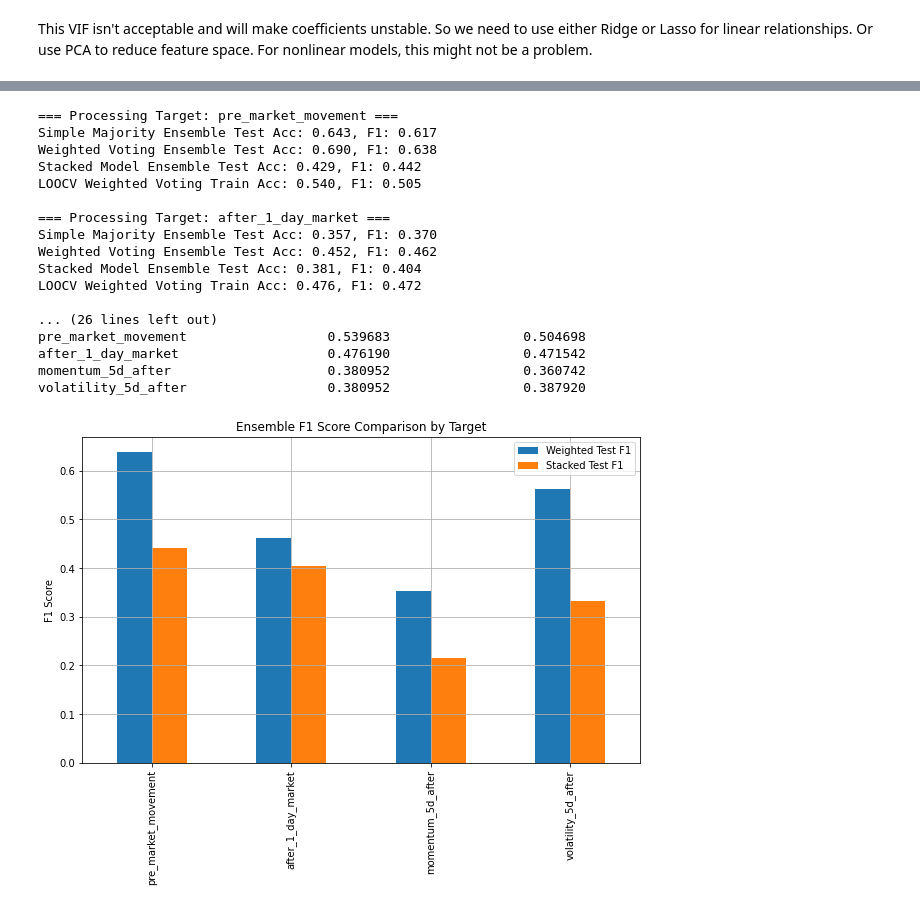
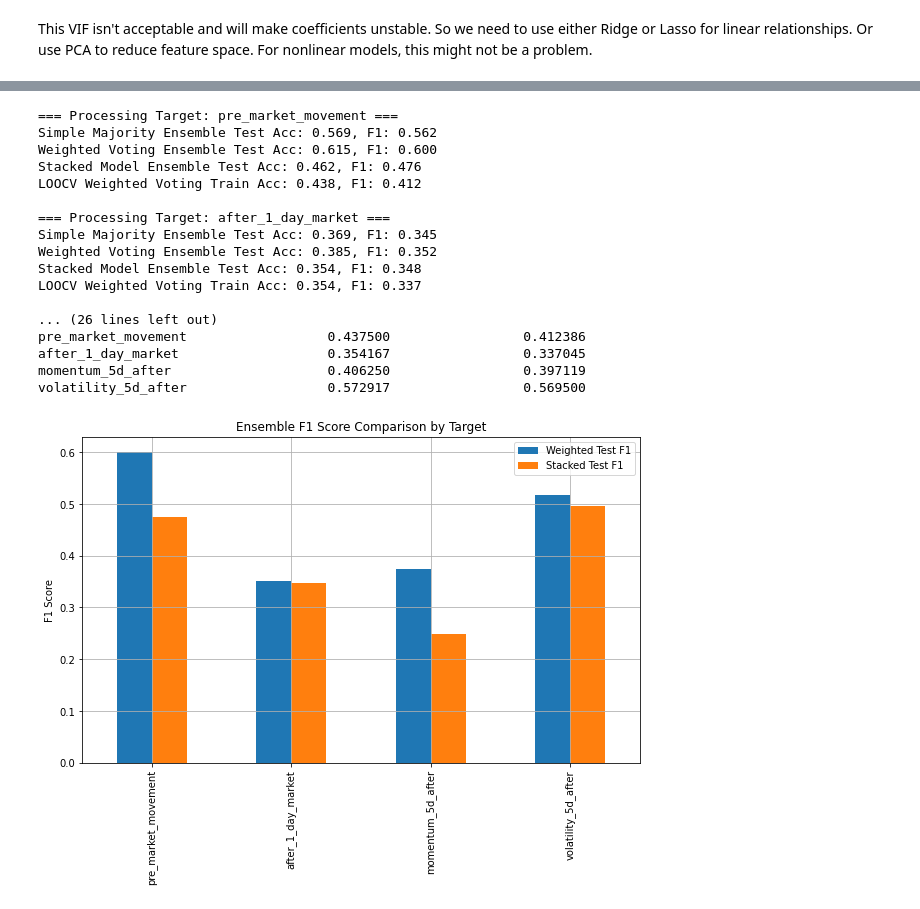
Before and after one commit to jimkellypercine/FOMC-Sentiment, a Jupyter notebook: Modelgroup1and2SP500.ipynb, the cells around one changed output, grey strips where cells are left out. Saved outputs shown, nothing was run; the diff lists cells and outputs as text; code cells hidden in the pictures.

```diff
--- a/Modelgroup1and2SP500.ipynb
+++ b/Modelgroup1and2SP500.ipynb
@@ -3,7 +3,7 @@
 import pandas as pd
 import numpy as np
 
-df = pd.read_csv('/Users/jimkellypercine/Desktop/FOMC-Sentiment/data/Group 1&2 with SP500.csv')
+df = pd.read_csv('/Users/jimkellypercine/Desktop/FOMC-Sentiment/data/Group1-2 SP500.csv')
 
 cols_to_drop = [col for col in df.columns
                 if col.startswith('topic_sentiment_score') and not col.endswith('category')]
@@ -24,6 +24,7 @@ print("Remaining columns:")
 print(df.columns.tolist())
 
 print("\nDataframe shape:", df.shape)
+print("Number of rows in the dataframe:", len(df))
 # %% [output]
 Remaining columns:
 ['filename', 'macroeconomic_commentary', 'asset_purchases_balance_sheet', 'financial_conditions_market_functioning', 'timing_operations', 'federal_reserve_agencies', 'word_count', 'overall_sentiment', ...
@@ -708,35 +710,35 @@ targets = {
 }
 
 ridge_all_best_alpha = {
-    'pre_market_movement': 15.91493,
-    'after_1_day_market': 1.16845,
-    'momentum_5d_after': 16.90810,
-    'volatility_5d_after': 3.78152
+    'pre_market_movement': 86.82540,
+    'after_1_day_market': 262.88883,
+    'momentum_5d_after': 34.77707,
+    'volatility_5d_after': 2.35911
 }
 ridge_poly_best_alpha = {
-    'pre_market_movement': 1456.14035,
-    'after_1_day_market': 383.06658,
-    'momentum_5d_after': 112.55145,
-    'volatility_5d_after': 30.06153
+    'pre_market_movement': 563.33321,
+    'after_1_day_market': 0.85158,
+    'momentum_5d_after': 0.87888,
+    'volatility_5d_after': 292.63376
 }
 
 rf_best_params = {
-    'pre_market_movement': {'n_estimators': 100, 'max_depth': 5},
-    'after_1_day_market': {'n_estimators': 100, 'max_depth': 7},
-    'momentum_5d_after': {'n_estimators': 250, 'max_depth': 5},
-    'volatility_5d_after': {'n_estimators': 150, 'max_depth': 11}
+    'pre_market_movement': {'n_estimators': 100, 'max_depth': 7},
+    'after_1_day_market': {'n_estimators': 100, 'max_depth': 9},
+    'momentum_5d_after': {'n_estimators': 100, 'max_depth': 5},
+    'volatility_5d_after': {'n_estimators': 250, 'max_depth': 5}
 }
 gb_best_params = {
-    'pre_market_movement': {'n_estimators': 100, 'learning_rate': 0.01, 'max_depth': 3},
-    'after_1_day_market': {'n_estimators': 200, 'learning_rate': 0.1, 'max_depth': 5},
-    'momentum_5d_after': {'n_estimators': 200, 'learning_rate': 0.1, 'max_depth': 5},
-    'volatility_5d_after': {'n_estimators': 200, 'learning_rate': 0.1, 'max_depth': 3}
+    'pre_market_movement': {'n_estimators': 100, 'learning_rate': 0.2, 'max_depth': 5},
+    'after_1_day_market': {'n_estimators': 150, 'learning_rate': 0.1, 'max_depth': 5},
+    'momentum_5d_after': {'n_estimators': 100, 'learning_rate': 0.1, 'max_depth': 5},
+    'volatility_5d_after': {'n_estimators': 100, 'learning_rate': 0.2, 'max_depth': 5}
 }
 knn_best_params = {
     'pre_market_movement': {'n_neighbors': 5},
-    'after_1_day_market': {'n_neighbors': 7},
-    'momentum_5d_after': {'n_neighbors': 7},
-    'volatility_5d_after': {'n_neighbors': 5}
+    'after_1_day_market': {'n_neighbors': 9},
+    'momentum_5d_after': {'n_neighbors': 9},
+    'volatility_5d_after': {'n_neighbors': 3}
 }
 
 # Model weights for voting
@@ -927,43 +929,43 @@ for target_col, target_type in targets.items():
     ensemble_results[target_col] = {
         'Majority Test Acc': acc_majority,
         'Majority Test F1': f1_majority,
         'Weighted Test Acc': acc_weighted,
         'Weighted Test F1': f1_weighted,
         'Stacked Test Acc': acc_stack,
         'Stacked Test F1': f1_stack,
         'Weighted LOOCV Train Acc': acc_loo,
         'Weighted LOOCV Train F1': f1_loo
     }
 
 # ============== FINAL RESULTS ==============
 
 ensemble_summary = pd.DataFrame(ensemble_results).T
 print("\n=== Final Ensemble Summary ===")
 print(ensemble_summary)
 
 ensemble_summary.to_csv('ensemble_summary.csv', index=True)
 
 ensemble_summary[['Weighted Test F1', 'Stacked Test F1']].plot(kind='bar', figsize=(10,6))
 plt.title('Ensemble F1 Score Comparison by Target')
 plt.ylabel('F1 Score')
 plt.grid(True)
 plt.show()
 # %% [output]
 === Processing Target: pre_market_movement ===
-Simple Majority Ensemble Test Acc: 0.643, F1: 0.617
-Weighted Voting Ensemble Test Acc: 0.690, F1: 0.638
-Stacked Model Ensemble Test Acc: 0.429, F1: 0.442
-LOOCV Weighted Voting Train Acc: 0.540, F1: 0.505
+Simple Majority Ensemble Test Acc: 0.569, F1: 0.562
+Weighted Voting Ensemble Test Acc: 0.615, F1: 0.600
+Stacked Model Ensemble Test Acc: 0.462, F1: 0.476
+LOOCV Weighted Voting Train Acc: 0.438, F1: 0.412
 
 === Processing Target: after_1_day_market ===
-Simple Majority Ensemble Test Acc: 0.357, F1: 0.370
-Weighted Voting Ensemble Test Acc: 0.452, F1: 0.462
-Stacked Model Ensemble Test Acc: 0.381, F1: 0.404
-LOOCV Weighted Voting Train Acc: 0.476, F1: 0.472
+Simple Majority Ensemble Test Acc: 0.369, F1: 0.345
+Weighted Voting Ensemble Test Acc: 0.385, F1: 0.352
+Stacked Model Ensemble Test Acc: 0.354, F1: 0.348
+LOOCV Weighted Voting Train Acc: 0.354, F1: 0.337
 
 ... (26 lines left out)
-pre_market_movement                  0.539683                 0.504698
-after_1_day_market                   0.476190                 0.471542
-momentum_5d_after                    0.380952                 0.360742
-volatility_5d_after                  0.380952                 0.387920
+pre_market_movement                  0.437500                 0.412386
+after_1_day_market                   0.354167                 0.337045
+momentum_5d_after                    0.406250                 0.397119
+volatility_5d_after                  0.572917                 0.569500
-[figure, old version]
+[figure, new version]
```
Also changed, not shown: parts of 7 cells of this notebook, 2 other files.
